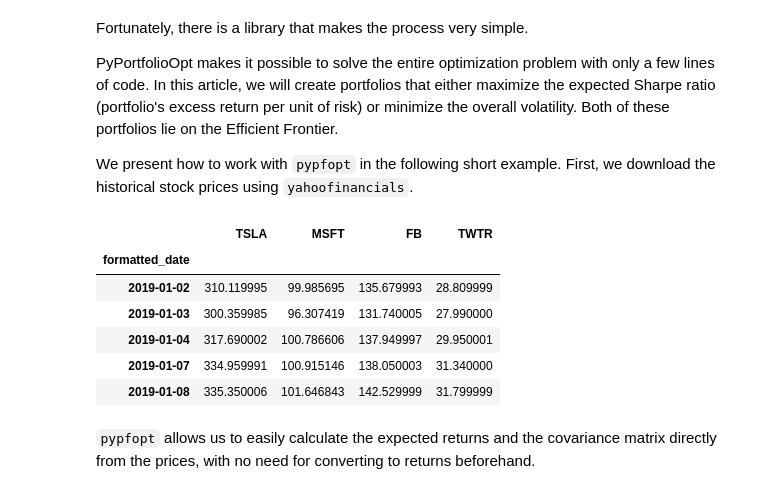
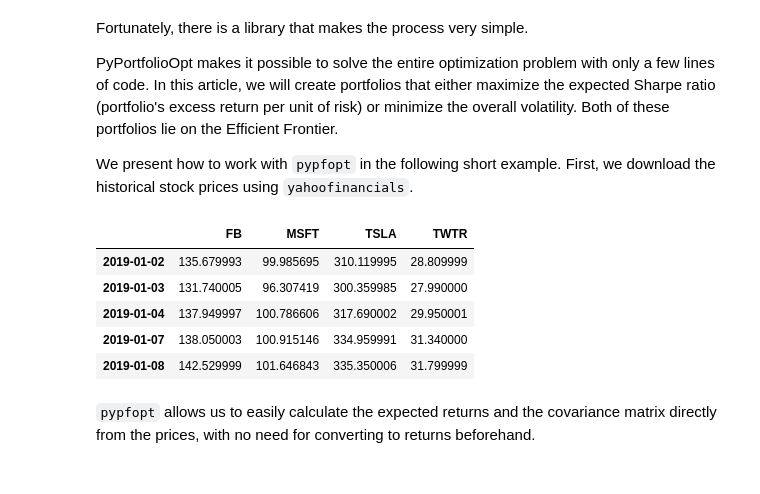
Before and after one commit to erykml/medium_articles, a Jupyter notebook: Quantitative Finance/portfolio_optimization_zipline.ipynb, the cells around one changed output. Saved outputs shown, nothing was run; the diff lists cells and outputs as text; code cells hidden in the pictures.

Commit message:
Changed to shorter code for loading data

```diff
--- a/Quantitative Finance/portfolio_optimization_zipline.ipynb
+++ b/Quantitative Finance/portfolio_optimization_zipline.ipynb
@@ -84,28 +84,21 @@ We present how to work with `pypfopt` in the following short example. First, we
 # %%
 risky_assets = ['TSLA', 'MSFT', 'FB', 'TWTR']
 
 yahoo_financials = YahooFinancials(risky_assets)
-json_results = yahoo_financials.get_historical_price_data('2019-01-01', '2019-09-30', 'daily')
-prices_list = []
+data = yahoo_financials.get_historical_price_data('2019-01-01', '2019-09-30', 'daily')
 
-for asset in risky_assets:
-    x = pd.DataFrame(json_results[asset]['prices'])[['formatted_date', 'adjclose']]
-    x.set_index('formatted_date', inplace=True)
-    x = x.adjclose
-    x.rename(asset)
-    prices_list.append(x)
+prices_df = pd.DataFrame({
+    asset: {x['formatted_date']: x['adjclose'] for x in data[asset]['prices']} for asset in risky_assets
+})
 
-prices_df = pd.concat(prices_list, axis=1)
-prices_df.columns = risky_assets
 prices_df.head()
 # %% [output]
-|  | TSLA | MSFT | FB | TWTR |
-| formatted_date |  |  |  |  |
-| 2019-01-02 | 310.119995 | 99.985695 | 135.679993 | 28.809999 |
-| 2019-01-03 | 300.359985 | 96.307419 | 131.740005 | 27.990000 |
-| 2019-01-04 | 317.690002 | 100.786606 | 137.949997 | 29.950001 |
-| 2019-01-07 | 334.959991 | 100.915146 | 138.050003 | 31.340000 |
-| 2019-01-08 | 335.350006 | 101.646843 | 142.529999 | 31.799999 |
+|  | FB | MSFT | TSLA | TWTR |
+| 2019-01-02 | 135.679993 | 99.985695 | 310.119995 | 28.809999 |
+| 2019-01-03 | 131.740005 | 96.307419 | 300.359985 | 27.990000 |
+| 2019-01-04 | 137.949997 | 100.786606 | 317.690002 | 29.950001 |
+| 2019-01-07 | 138.050003 | 100.915146 | 334.959991 | 31.340000 |
+| 2019-01-08 | 142.529999 | 101.646843 | 335.350006 | 31.799999 |
 # %% [markdown]
 `pypfopt` allows us to easily calculate the expected returns and the covariance matrix directly from the prices, with no need for converting to returns beforehand.
 # %%
```
Also changed, not shown: parts of 1 cell of this notebook.
